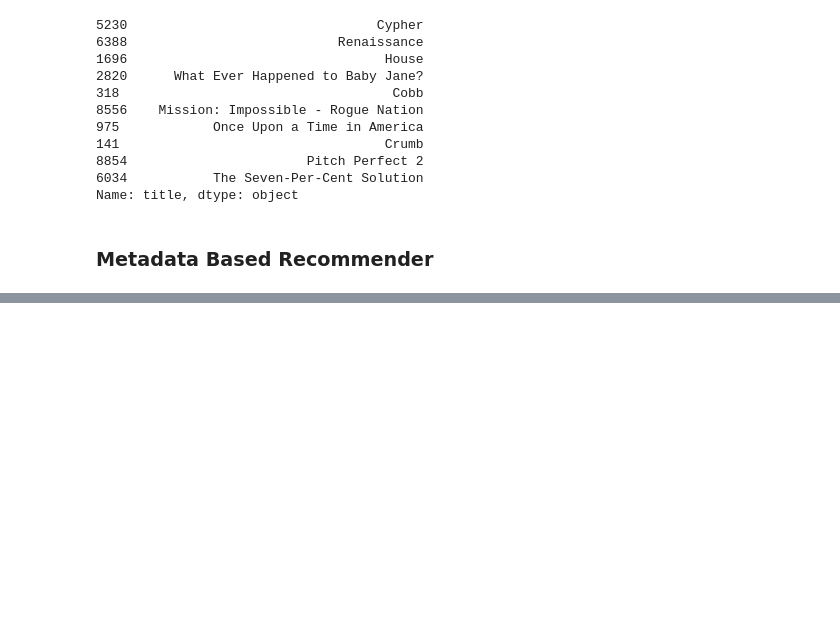
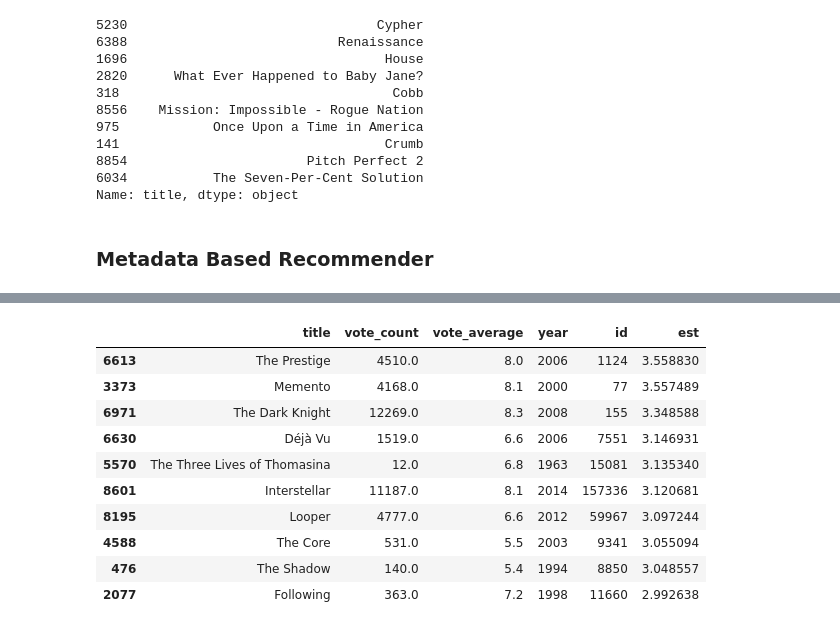
Before and after one commit to FelipeEnne/Movie-Recommendation, a Jupyter notebook: Content-based recommendation.ipynb, the cells around one changed output, grey strips where cells are left out. Cells and saved outputs as stored; diff of their text form; code cells hidden in the pictures; blank space fills up the shorter version.

```diff
--- a/Content-based recommendation.ipynb
+++ b/Content-based recommendation.ipynb
@@ -136,0 +365,14 @@ Name: title, dtype: object
+# %%
+hybrid(500, 'Inception')
+# %% [output]
+|  | title | vote_count | vote_average | year | id | est |
+| 6613 | The Prestige | 4510.0 | 8.0 | 2006 | 1124 | 3.558830 |
+| 3373 | Memento | 4168.0 | 8.1 | 2000 | 77 | 3.557489 |
+| 6971 | The Dark Knight | 12269.0 | 8.3 | 2008 | 155 | 3.348588 |
+| 6630 | Déjà Vu | 1519.0 | 6.6 | 2006 | 7551 | 3.146931 |
+| 5570 | The Three Lives of Thomasina | 12.0 | 6.8 | 1963 | 15081 | 3.135340 |
+| 8601 | Interstellar | 11187.0 | 8.1 | 2014 | 157336 | 3.120681 |
+| 8195 | Looper | 4777.0 | 6.6 | 2012 | 59967 | 3.097244 |
+| 4588 | The Core | 531.0 | 5.5 | 2003 | 9341 | 3.055094 |
+| 476 | The Shadow | 140.0 | 5.4 | 1994 | 8850 | 3.048557 |
+| 2077 | Following | 363.0 | 7.2 | 1998 | 11660 | 2.992638 |
```
Also changed, not shown: parts of 40 cells of this notebook, 2 other files.
